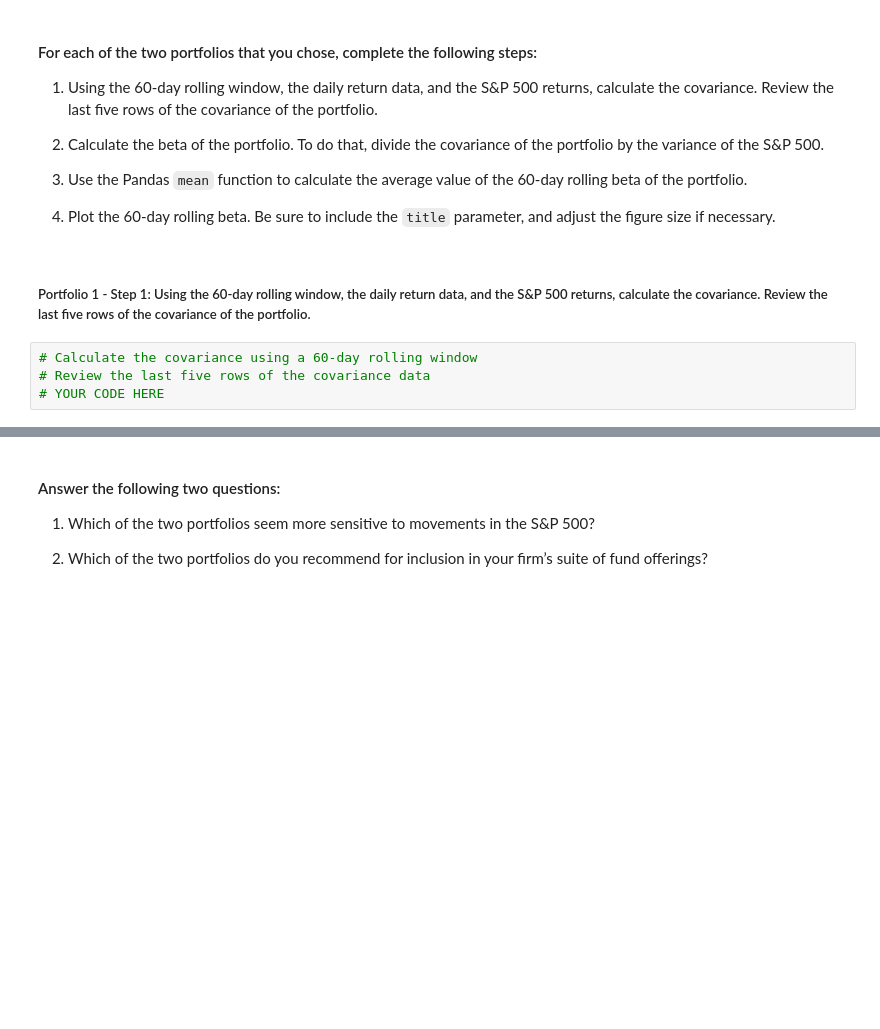
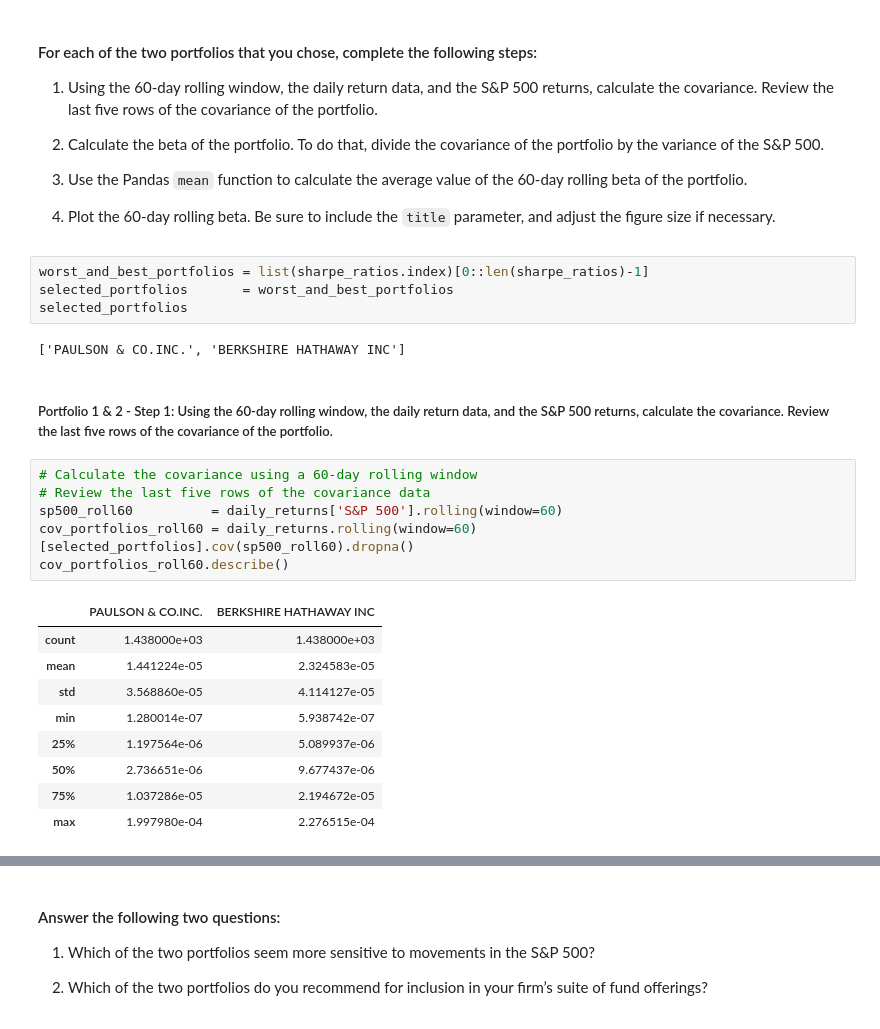
Before and after one commit to jasonjgarcia24/risk-return-analysis, a Jupyter notebook: risk_return_analysis.ipynb, the cells around one changed output, grey strips where cells are left out. Saved outputs shown, nothing was run; the diff lists cells and outputs as text; blank space fills up the shorter version.

```diff
--- a/risk_return_analysis.ipynb
+++ b/risk_return_analysis.ipynb
@@ -419,10 +438,28 @@ Your analysis is nearing completion. Now, you need to evaluate how the portfolio
 3. Use the Pandas `mean` function to calculate the average value of the 60-day rolling beta of the portfolio.
 
 4. Plot the 60-day rolling beta. Be sure to include the `title` parameter, and adjust the figure size if necessary.
+# %%
+worst_and_best_portfolios = list(sharpe_ratios.index)[0::len(sharpe_ratios)-1]
+selected_portfolios       = worst_and_best_portfolios
+selected_portfolios
+# %% [output]
+['PAULSON & CO.INC.', 'BERKSHIRE HATHAWAY INC']
 # %% [markdown]
-##### Portfolio 1 - Step 1: Using the 60-day rolling window, the daily return data, and the S&P 500 returns, calculate the covariance. Review the last five rows of the covariance of the portfolio.
+##### Portfolio 1 & 2 - Step 1: Using the 60-day rolling window, the daily return data, and the S&P 500 returns, calculate the covariance. Review the last five rows of the covariance of the portfolio.
 # %%
 # Calculate the covariance using a 60-day rolling window
 # Review the last five rows of the covariance data
-# YOUR CODE HERE
+sp500_roll60          = daily_returns['S&P 500'].rolling(window=60)
+cov_portfolios_roll60 = daily_returns.rolling(window=60)[selected_portfolios].cov(sp500_roll60).dropna()
+cov_portfolios_roll60.describe()
+# %% [output]
+|  | PAULSON & CO.INC. | BERKSHIRE HATHAWAY INC |
+| count | 1.438000e+03 | 1.438000e+03 |
+| mean | 1.441224e-05 | 2.324583e-05 |
+| std | 3.568860e-05 | 4.114127e-05 |
+| min | 1.280014e-07 | 5.938742e-07 |
+| 25% | 1.197564e-06 | 5.089937e-06 |
+| 50% | 2.736651e-06 | 9.677437e-06 |
+| 75% | 1.037286e-05 | 2.194672e-05 |
+| max | 1.997980e-04 | 2.276515e-04 |
 # %% [markdown]
```
Also changed, not shown: parts of 18 cells of this notebook.
